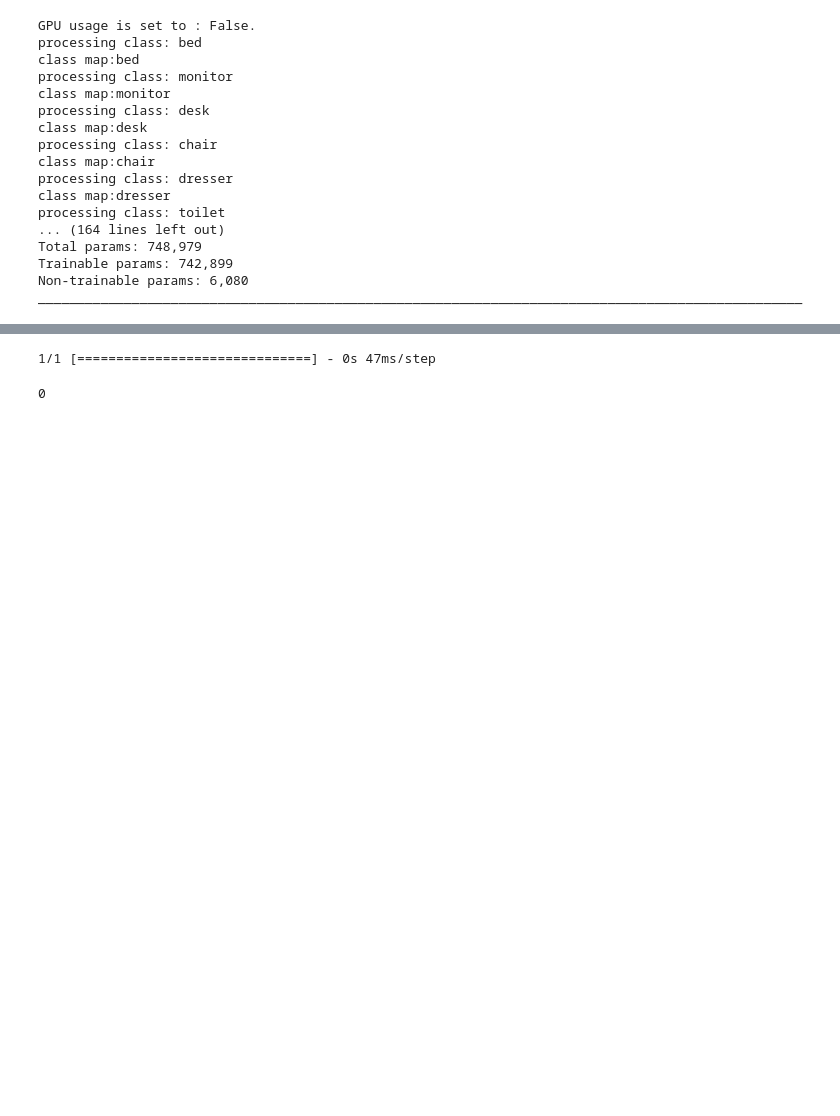
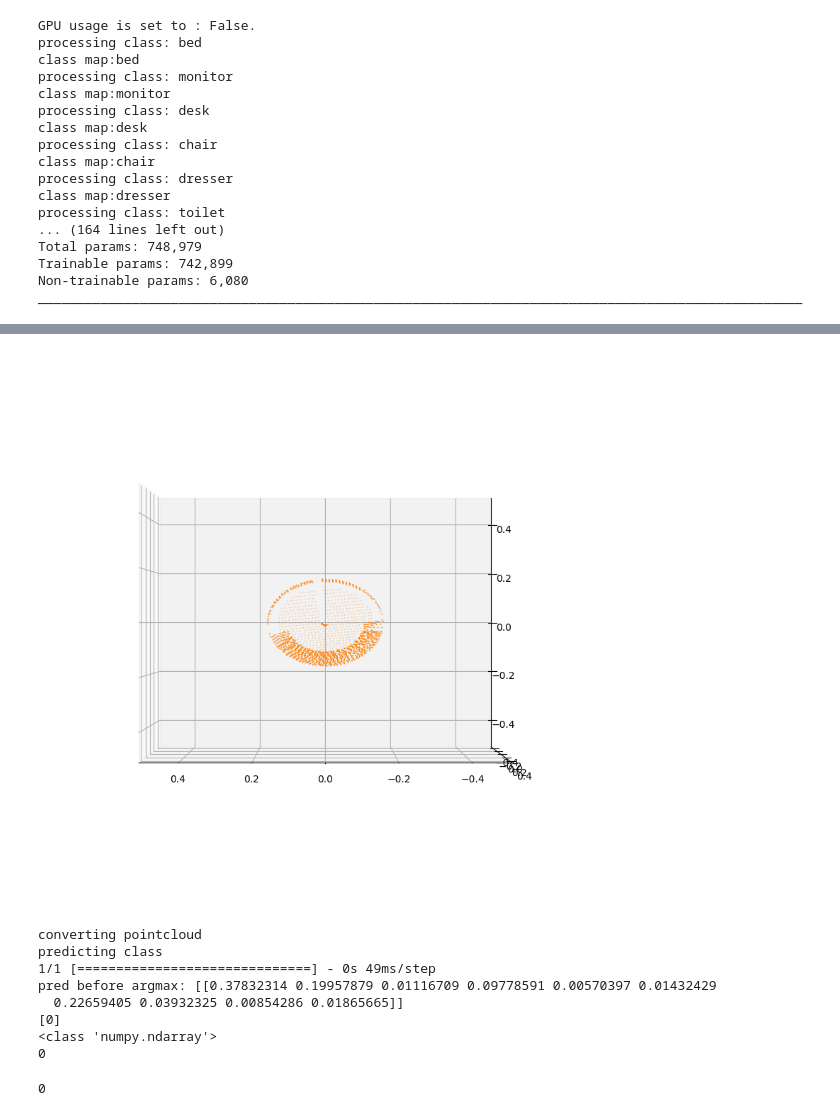
Before and after one commit to ielson/ROSPointNet, a Jupyter notebook: src/rospointnet/training_and_validating.ipynb, the cells around one changed output, grey strips where cells are left out. Cells and saved outputs as stored; diff of their text form; code cells hidden in the pictures; blank space fills up the shorter version.

```diff
--- a/src/rospointnet/training_and_validating.ipynb
+++ b/src/rospointnet/training_and_validating.ipynb
@@ -50,27 +59,34 @@ validate_model(test_dataset, model, classmap)
 # %%
 from pyntcloud import PyntCloud
-my_point_cloud = PyntCloud.from_file("preprocessed_first_snapshot.pcd")
-sampled_pc = my_point_cloud.get_sample('points_random', n=2048, as_PyntCloud=True)
-sampled_pc.plot()
+my_point_cloud = PyntCloud.from_file("lamp.pcd")
+my_point_cloud.plot()
+#sampled_pc = my_point_cloud.get_sample('points_random', n=30000, as_PyntCloud=True)
+#sampled_pc.plot()
+# %% [output]
+[figure, added]
 # %%
-data = test_dataset.take(1)
-points, labels = list(data)[0]
-# formato: <tf.Tensor: shape=(32, 2048, 3), dtype=float64, numpy=array
-points = points[:1, ...]
-labels = labels[:8, ...]
+import tensorflow as tf
+
+# formato original: <tf.Tensor: shape=(32, 2048, 3), dtype=float64, numpy=array
 # formato: <tf.Tensor: shape=(8, 2048, 3), dtype=float64, numpy= array
 # preds = model.predict(points)
 # preds = tf.math.argmax(preds, -1)
 # preds
 
-converted_pc=tf.convert_to_tensor(sampled_pc.points)
+print("converting pointcloud")
+converted_pc=tf.convert_to_tensor(my_point_cloud.points)
 # formato: tf.Tensor: shape=(2048, 3), dtype=float32, numpy=array
 converted_pc_3d = tf.expand_dims(converted_pc, axis=0)
 converted_pc_3d_2 = tf.cast(converted_pc_3d, dtype=tf.float64)
 # formato tf.Tensor: shape=(1, 2048, 3), dtype=float32,
+print('predicting class')
 pred = model.predict(converted_pc_3d_2)
-print(pred)
+print('pred before argmax: ' + str(pred))
 pred = tf.math.argmax(pred, -1)
+print(pred.numpy())
+print(type(pred.numpy()))
+print(pred.numpy()[0])
+#print('pred after argmax: ' + pred.numpy())
 
 # print("pred: {:}".format(classmap[pred.numpy()]))
 # CLASS_MAP[preds[i].numpy()]
@@ -88,5 +104,12 @@ pred.numpy()[0]
 #  8: 'night_stand',
 #  9: 'bathtub'}
 # %% [output]
-1/1 [==============================] - 0s 47ms/step
+converting pointcloud
+predicting class
+1/1 [==============================] - 0s 49ms/step
+pred before argmax: [[0.37832314 0.19957879 0.01116709 0.09778591 0.00570397 0.01432429
+  0.22659405 0.03932325 0.00854286 0.01865665]]
+[0]
+<class 'numpy.ndarray'>
+0
 0
```
Also changed, not shown: parts of 5 cells of this notebook, 1 other file.
